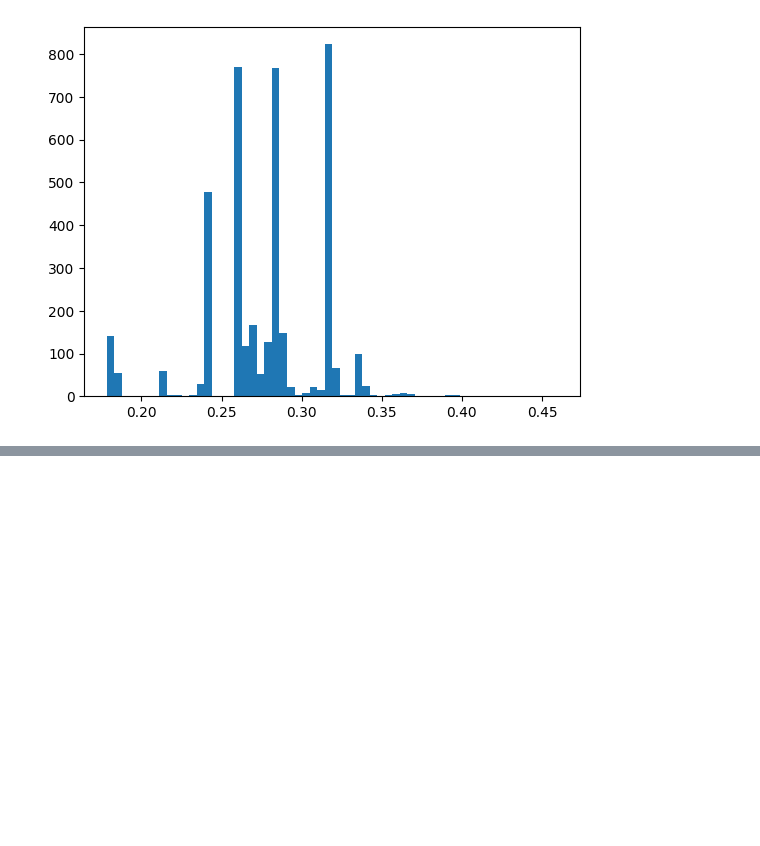
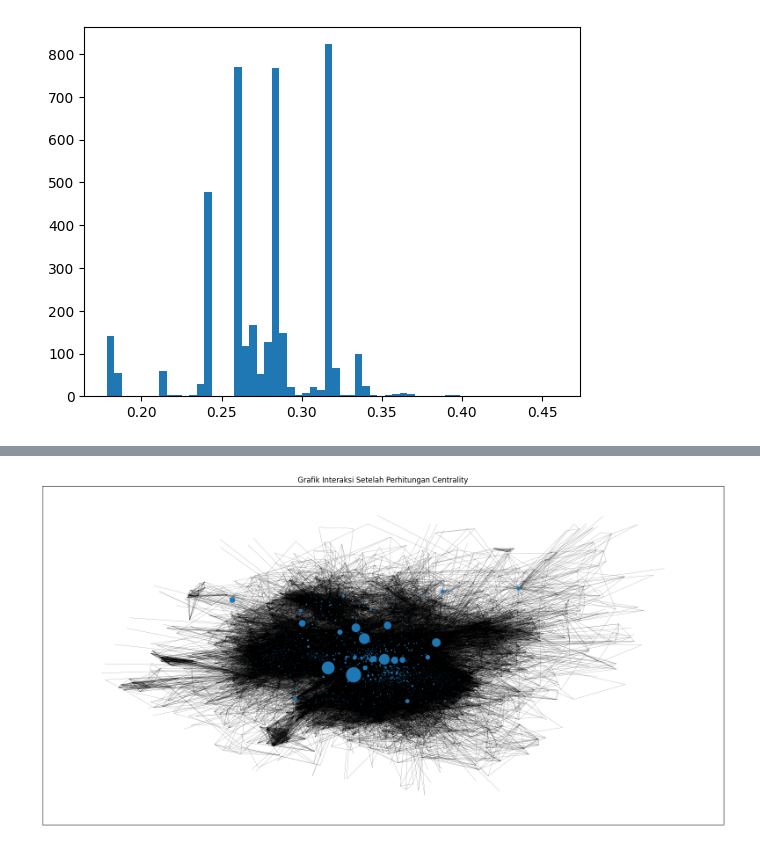
Before and after one commit to GLAZERadr/Social-Network-Analysis-On-Facebook-Dataset, a Jupyter notebook: social-graph.ipynb, the cells around one changed output, grey strips where cells are left out. Cells and saved outputs as stored; diff of their text form; code cells hidden in the pictures; blank space fills up the shorter version.

```diff
--- a/social-graph.ipynb
+++ b/social-graph.ipynb
@@ -55,0 +122,8 @@ nx.draw_networkx(G, layout, node_size=node_size, with_labels=False, width=0.15)
+# %%
+node_size = [v * 1200 for v in cb.values()]
+plt.figure(figsize=(20, 10))
+nx.draw_networkx(G, layout, node_size=node_size, with_labels=False, width=0.15)
+plt.title("Grafik Interaksi Setelah Perhitungan Centrality")
+plt.show()
+# %% [output]
+[figure, added]
```
Also changed, not shown: parts of 11 cells of this notebook.
